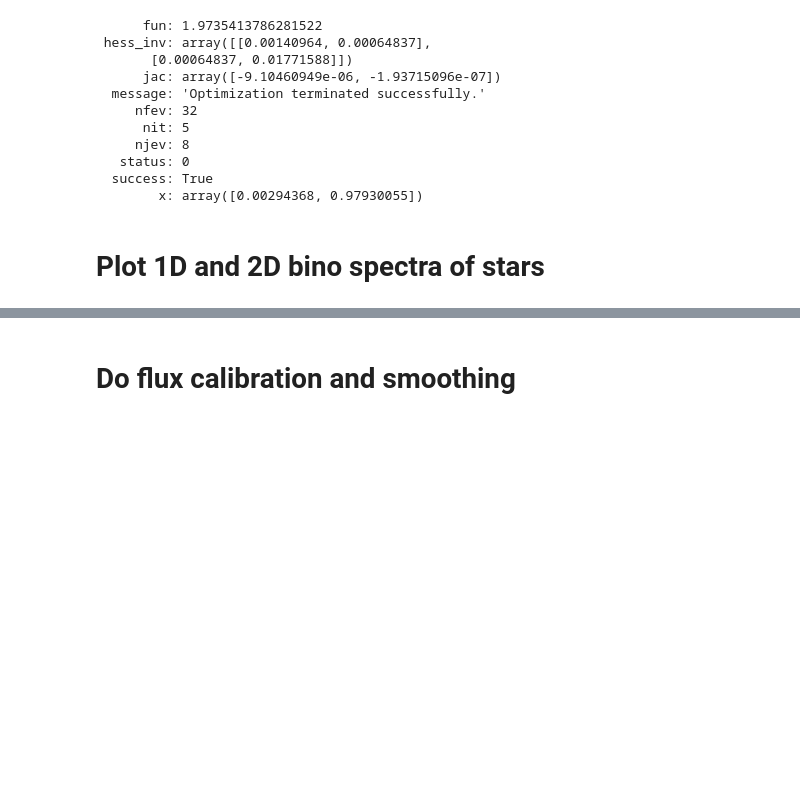
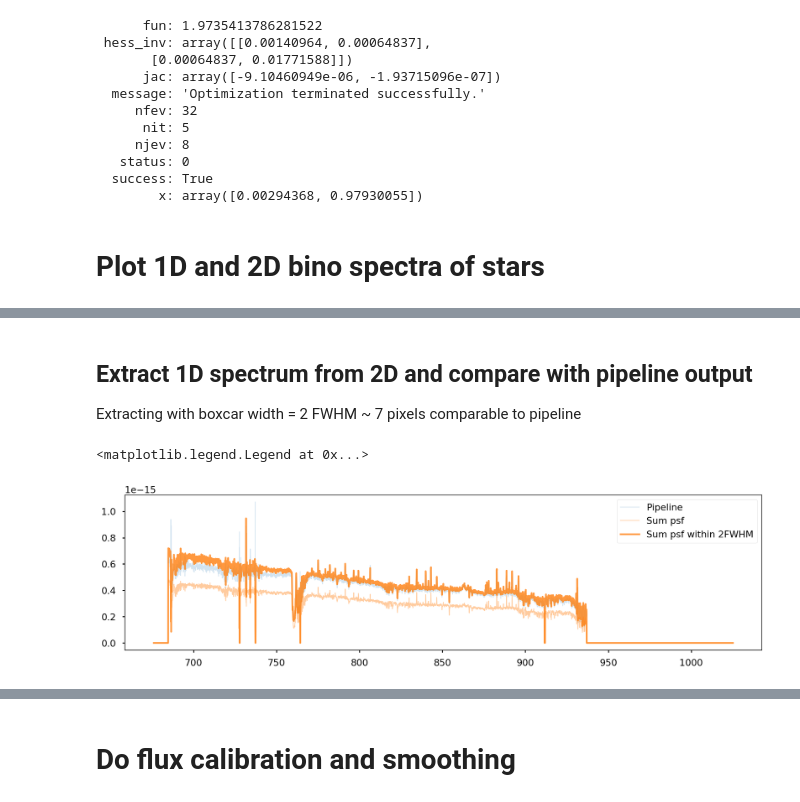
Before and after one commit to charlottenosam/Bino_tools, a Jupyter notebook: examples/calib_flux_telluric.ipynb, the cells around one changed output, grey strips where cells are left out. Cells and saved outputs as stored; diff of their text form; code cells hidden in the pictures; blank space fills up the shorter version.

```diff
--- a/examples/calib_flux_telluric.ipynb
+++ b/examples/calib_flux_telluric.ipynb
@@ -237,0 +264,30 @@ plt.subplots_adjust(hspace=0)
+# %% [markdown]
+## Extract 1D spectrum from 2D and compare with pipeline output
+
+Extracting with boxcar width = 2 FWHM ~ 7 pixels comparable to pipeline
+# %%
+PSF_FWHM = 3.4
+
+col = ['tab:orange','tab:blue']
+
+spec1D_star = spec1D[stars.index[0]]*flux_scale
+spec2D_star = extract2D[stars.index[0]+1].data*flux_scale
+
+fig, ax1 = plt.subplots(1, 1, figsize=(16,4), dpi=150)
+
+# From pipeline
+ax1.plot(wave_nm, spec1D_star, c=col[1], alpha=0.2, lw=1, label='Pipeline')
+
+# Multiply by PSF and sum
+spec1D_sum_psf = np.nansum(spec2D_star*psf[:,None], axis=0)
+ax1.plot(wave_nm, spec1D_sum_psf, c=col[0], alpha=0.4, lw=1, label='Sum psf')
+
+# Boxcar with width = psf
+FWHM = 2*PSF_FWHM
+spec1D_sum_psfFWHM = np.nansum(spec2D_star[int(np.argmax(psf)-FWHM/2):int(np.argmax(psf)+FWHM/2 + 1)], axis=0)
+ax1.plot(wave_nm, spec1D_sum_psfFWHM, c=col[0], alpha=0.8, label='Sum psf within 2FWHM')
+
+ax1.legend()
+# %% [output]
+<matplotlib.legend.Legend at 0x...>
+[figure, added]
```
Also changed, not shown: parts of 20 cells of this notebook, 4 other files.
